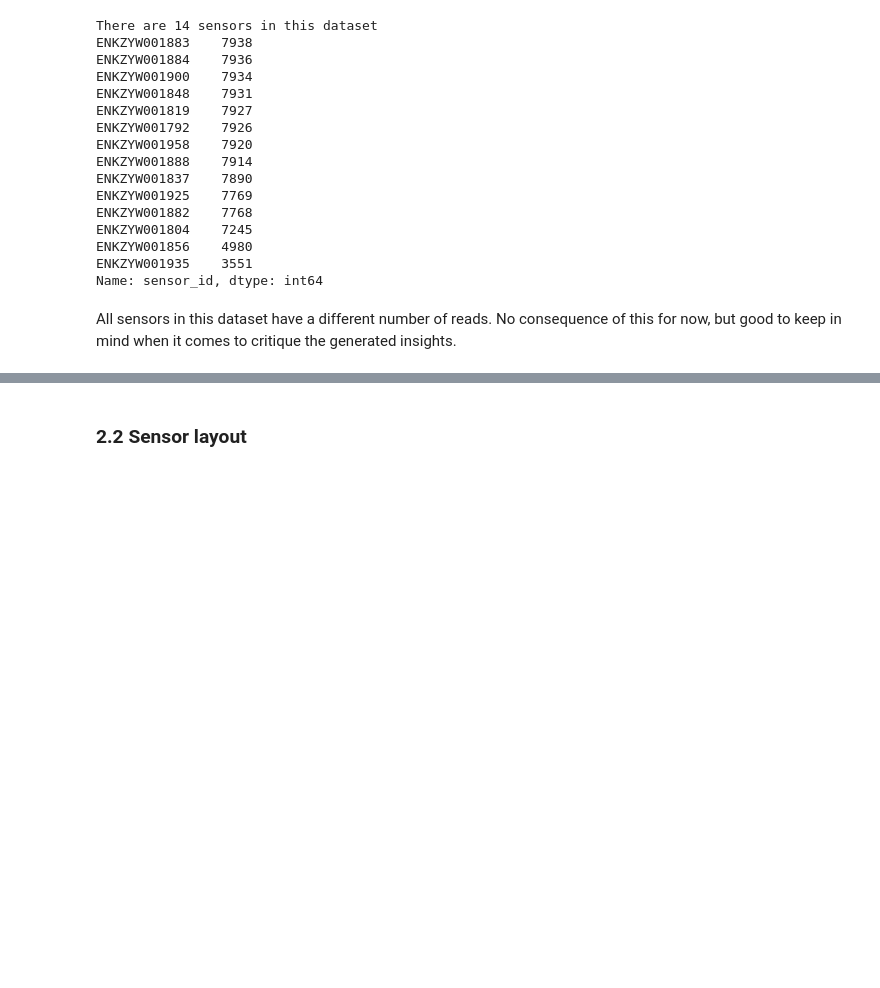
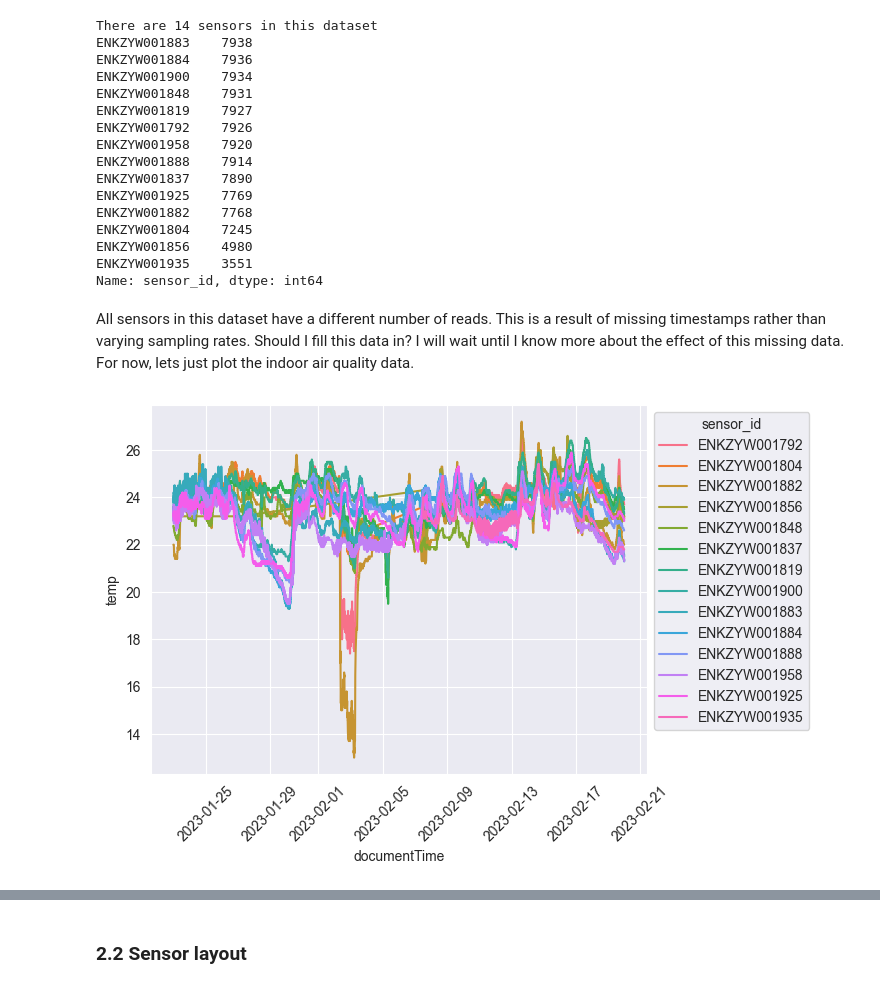
Before and after one commit to SidMurthy97/fp_task, a Jupyter notebook: analysis.ipynb, the cells around one changed output, grey strips where cells are left out. Saved outputs shown, nothing was run; the diff lists cells and outputs as text; code cells hidden in the pictures; blank space fills up the shorter version.

```diff
--- a/analysis.ipynb
+++ b/analysis.ipynb
@@ -94,5 +94,11 @@ ENKZYW001804    7245
 ENKZYW001856    4980
 ENKZYW001935    3551
 Name: sensor_id, dtype: int64
-# %% [markdown]
-All sensors in this dataset have a different number of reads. No consequence of this for now, but good to keep in mind when it comes to critique the generated insights.
+# %% [markdown]
+All sensors in this dataset have a different number of reads. This is a result of missing timestamps rather than varying sampling rates. Should I fill this data in? I will wait until I know more about the effect of this missing data. For now, lets just plot the indoor air quality data.
+# %%
+plt.xticks(rotation=45)
+ax = sns.lineplot(data=iaq,x="documentTime",y="temp",hue="sensor_id",estimator=None, n_boot=0)
+sns.move_legend(ax, "upper left", bbox_to_anchor=(1, 1))
+# %% [output]
+[figure, added]
```
Also changed, not shown: parts of 12 cells of this notebook.
